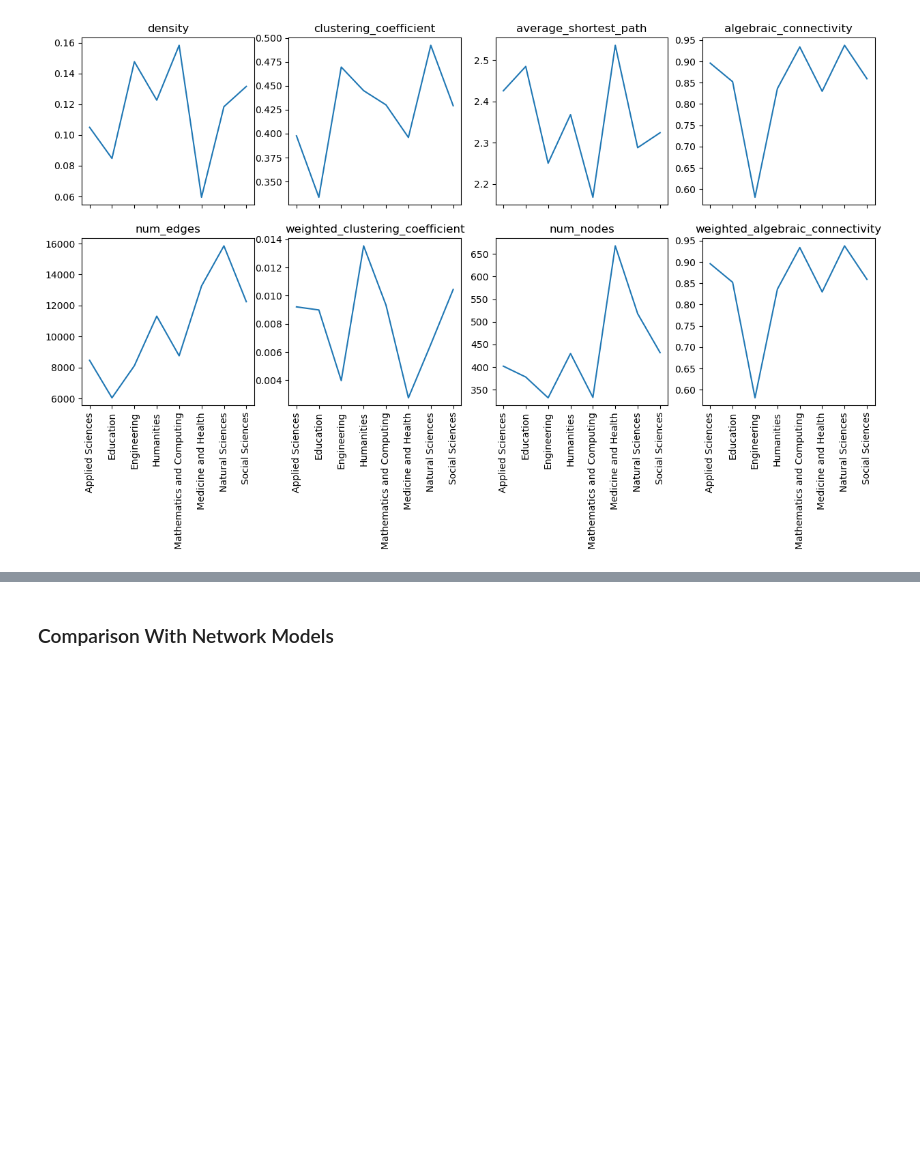
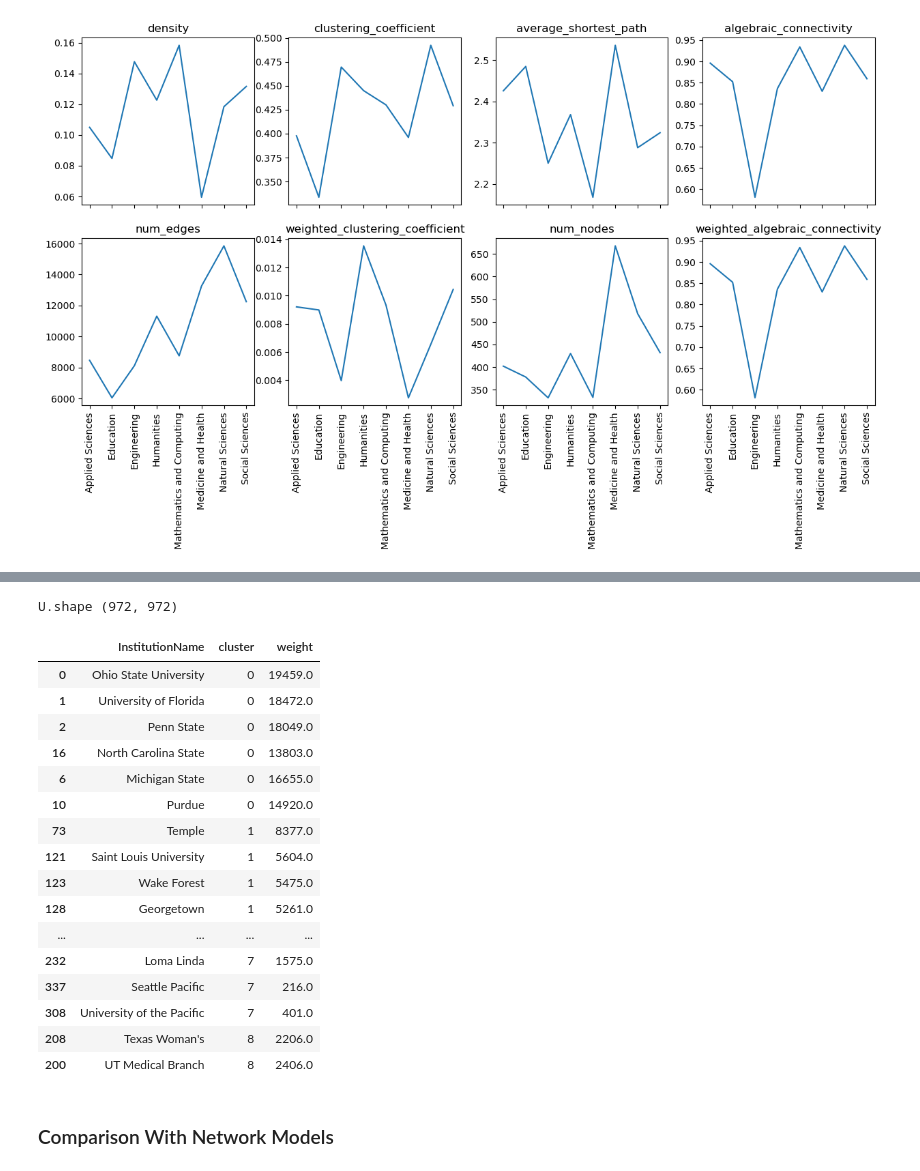
Before and after one commit to timpostuvan/prestige-prediction, a Jupyter notebook: src/0_exploration.ipynb, the cells around one changed output, grey strips where cells are left out. Saved outputs shown, nothing was run; the diff lists cells and outputs as text; code cells hidden in the pictures; blank space fills up the shorter version.

Commit message:
clustering

```diff
--- a/src/0_exploration.ipynb
+++ b/src/0_exploration.ipynb
@@ -144,3 +135,35 @@ for name, graph in nx_graphs.items():
+# %%
+academic_graph = nx_graphs["Academia"]
+# %%
+spec_cluster = SpectralClustering(n_classes = 15, normalize="sym")
+academic_labels = spec_cluster.fit_predict(academic_graph)
+
+node_list = list(academic_graph.nodes())
+
+node_names_labels = dict(zip(node_list, academic_labels))
+cluster_df = G.df.merge(pd.DataFrame.from_dict(dict(node_names_labels), orient="index", columns=["cluster"]).reset_index().rename({"index":"InstitutionId"},axis=1))
+# %% [output]
+U.shape (972, 972)
+# %%
+cluster_df.groupby(["InstitutionName", "cluster"])["weight"].sum().sort_values(ascending=False).reset_index().groupby("cluster").head(6).sort_values(by = "cluster").head(50)
+# %% [output]
+|  | InstitutionName | cluster | weight |
+| 0 | Ohio State University | 0 | 19459.0 |
+| 1 | University of Florida | 0 | 18472.0 |
+| 2 | Penn State | 0 | 18049.0 |
+| 16 | North Carolina State | 0 | 13803.0 |
+| 6 | Michigan State | 0 | 16655.0 |
+| 10 | Purdue | 0 | 14920.0 |
+| 73 | Temple | 1 | 8377.0 |
+| 121 | Saint Louis University | 1 | 5604.0 |
+| 123 | Wake Forest | 1 | 5475.0 |
+| 128 | Georgetown | 1 | 5261.0 |
+| ... | ... | ... | ... |
+| 232 | Loma Linda | 7 | 1575.0 |
+| 337 | Seattle Pacific | 7 | 216.0 |
+| 308 | University of the Pacific | 7 | 401.0 |
+| 208 | Texas Woman's | 8 | 2206.0 |
+| 200 | UT Medical Branch | 8 | 2406.0 |
 # %% [markdown]
 ### Comparison With Network Models
 # %%
```
Also changed, not shown: parts of 7 cells of this notebook, 1 other file.
